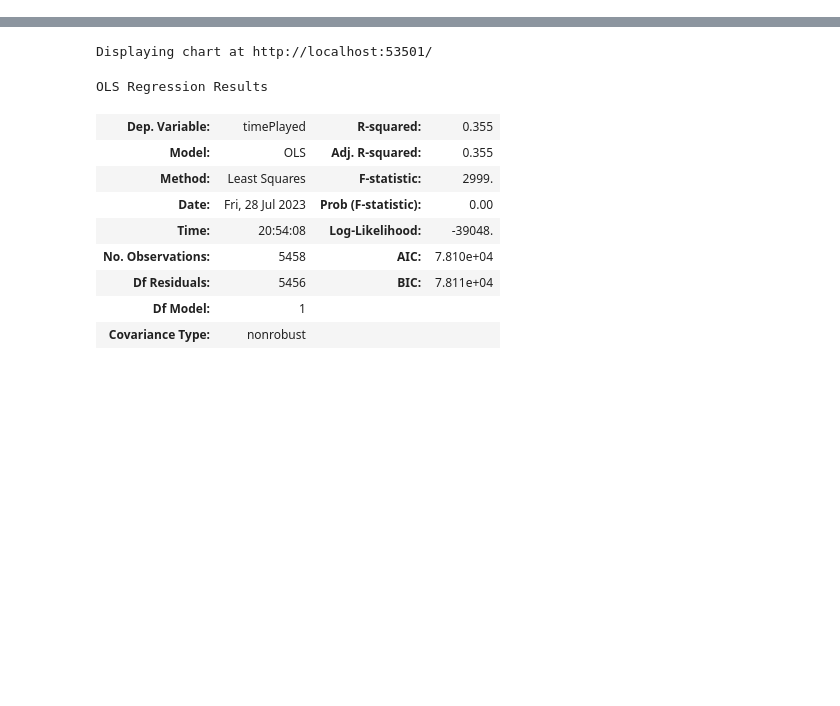
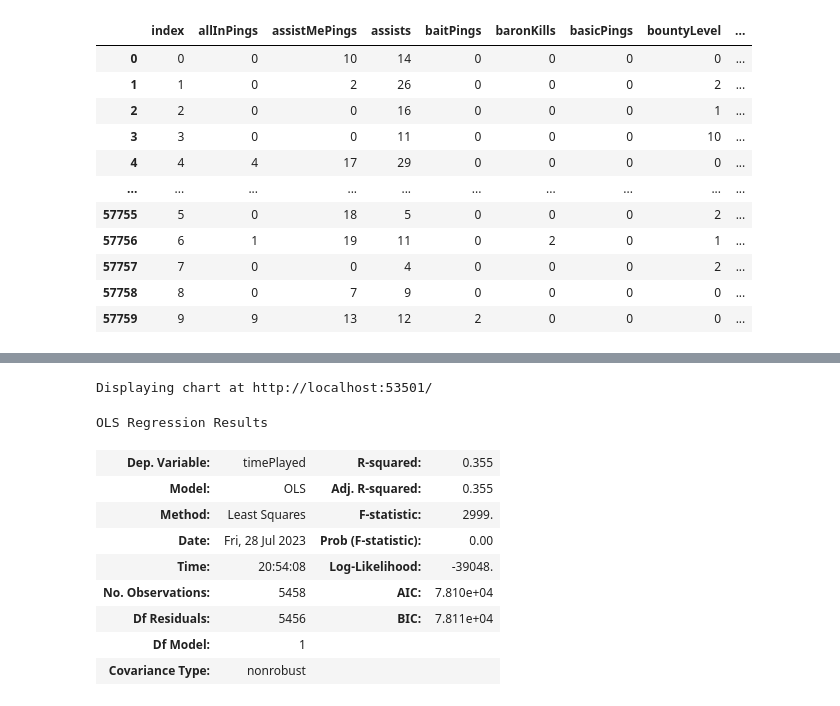
Before and after one commit to LukeDors/LukeDors.github.io, a Jupyter notebook: db_building.ipynb, the cells around one changed output, grey strips where cells are left out. Saved outputs shown, nothing was run; the diff lists cells and outputs as text; code cells hidden in the pictures; blank space fills up the shorter version.

```diff
--- a/db_building.ipynb
+++ b/db_building.ipynb
@@ -302,42 +323,55 @@ we ball
 # %%
 final_df = pd.DataFrame()
-for col in db.list_collection_names()[:db.list_collection_names().index('players')] + db.list_collection_names()[db.list_collection_names().index('players') + 1:]:
-    for game in db[col].find():
-        x = pd.DataFrame(game['champs'])
-        y = pd.DataFrame(x['challenges'].tolist())
-        df = pd.concat([x, y], axis=1)
-        df.drop('challenges', axis=1, inplace=True)
-        blue_df = pd.DataFrame()
-        names = ['baron','champion','dragon','inhibitor','riftHerald','tower']
-        blue = game['blue_objectives']
-        for i in range(len(blue)):
-            frame = pd.DataFrame(blue[names[i]], index=[0]).rename(columns={'first': 'team_' + names[i] + '_first', 'kills': 'team_' + names[i] + '_kills'})
-            blue_df = pd.concat([blue_df, frame], axis=1)
-        blue_df = pd.concat([blue_df] * 5, ignore_index=True)
-        red_df = pd.DataFrame()
-        red = game['red_objectives']
-        for i in range(len(red)):
-            frame = pd.DataFrame(red[names[i]], index=[0]).rename(columns={'first': 'team_' + names[i] + '_first', 'kills': 'team_' + names[i] + '_kills'})
-            red_df = pd.concat([red_df, frame], axis=1)
-        red_df = pd.concat([red_df] * 5, ignore_index=True)
-        obj = pd.concat([blue_df, red_df], ignore_index=True)
-        df = pd.concat([df, obj], axis=1)
-        l = []
-        for i in range(len(df)):
-            l.append(is_onetrick(df.iloc[i]['summonerId'], df.iloc[i]['championName']))
-        df['proficiency'] = l
-        df['region'] = [game['region']] * 10
-        df['gameId'] = [game['game_id']] * 10
-        blue_bans = game['blue_bans']
-        blue_bans = [obj['championId'] for obj in blue_bans]
-        red_bans = game['blue_bans']
-        red_bans = [obj['championId'] for obj in red_bans]
-        bans = [blue_bans] * 5 + [red_bans] * 5
-        df['bans'] = bans
-        df = df.loc[:,~df.columns.duplicated()].copy()
-        if len(final_df != 0):
-            final_df = pd.concat([final_df, df])
-        else:
-            final_df = df
+# for col in db.list_collection_names()[:db.list_collection_names().index('players')] + db.list_collection_names()[db.list_collection_names().index('players') + 1:]:
+for game in db['Ahri'].find():
+    x = pd.DataFrame(game['champs'])
+    y = pd.DataFrame(x['challenges'].tolist())
+    df = pd.concat([x, y], axis=1)
+    df.drop('challenges', axis=1, inplace=True)
+    blue_df = pd.DataFrame()
+    names = ['baron','champion','dragon','inhibitor','riftHerald','tower']
+    blue = game['blue_objectives']
+    for i in range(len(blue)):
+        frame = pd.DataFrame(blue[names[i]], index=[0]).rename(columns={'first': 'team_' + names[i] + '_first', 'kills': 'team_' + names[i] + '_kills'})
+        blue_df = pd.concat([blue_df, frame], axis=1)
+    blue_df = pd.concat([blue_df] * 5, ignore_index=True)
+    red_df = pd.DataFrame()
+    red = game['red_objectives']
+    for i in range(len(red)):
+        frame = pd.DataFrame(red[names[i]], index=[0]).rename(columns={'first': 'team_' + names[i] + '_first', 'kills': 'team_' + names[i] + '_kills'})
+        red_df = pd.concat([red_df, frame], axis=1)
+    red_df = pd.concat([red_df] * 5, ignore_index=True)
+    obj = pd.concat([blue_df, red_df], ignore_index=True)
+    df = pd.concat([df, obj], axis=1)
+    l = []
+    for i in range(len(df)):
+        l.append(is_onetrick(df.iloc[i]['summonerId'], df.iloc[i]['championName']))
+    df['proficiency'] = l
+    df['region'] = [game['region']] * 10
+    df['gameId'] = [game['game_id']] * 10
+    blue_bans = game['blue_bans']
+    blue_bans = [obj['championId'] for obj in blue_bans]
+    red_bans = game['blue_bans']
+    red_bans = [obj['championId'] for obj in red_bans]
+    bans = [blue_bans] * 5 + [red_bans] * 5
+    df['bans'] = bans
+    df = df.loc[:,~df.columns.duplicated()].copy()
+    if len(final_df != 0):
+        final_df = pd.concat([final_df, df])
+    else:
+        final_df = df
+final_df.reset_index(inplace=True)
 final_df
 # %% [output]
+|  | index | allInPings | assistMePings | assists | baitPings | baronKills | basicPings | bountyLevel | ... |
+| 0 | 0 | 0 | 10 | 14 | 0 | 0 | 0 | 0 | ... |
+| 1 | 1 | 0 | 2 | 26 | 0 | 0 | 0 | 2 | ... |
+| 2 | 2 | 0 | 0 | 16 | 0 | 0 | 0 | 1 | ... |
+| 3 | 3 | 0 | 0 | 11 | 0 | 0 | 0 | 10 | ... |
+| 4 | 4 | 4 | 17 | 29 | 0 | 0 | 0 | 0 | ... |
+| ... | ... | ... | ... | ... | ... | ... | ... | ... | ... |
+| 57755 | 5 | 0 | 18 | 5 | 0 | 0 | 0 | 2 | ... |
+| 57756 | 6 | 1 | 19 | 11 | 0 | 2 | 0 | 1 | ... |
+| 57757 | 7 | 0 | 0 | 4 | 0 | 0 | 0 | 2 | ... |
+| 57758 | 8 | 0 | 7 | 9 | 0 | 0 | 0 | 0 | ... |
+| 57759 | 9 | 9 | 13 | 12 | 2 | 0 | 0 | 0 | ... |
```
Also changed, not shown: parts of 17 cells of this notebook, 28 other files.
